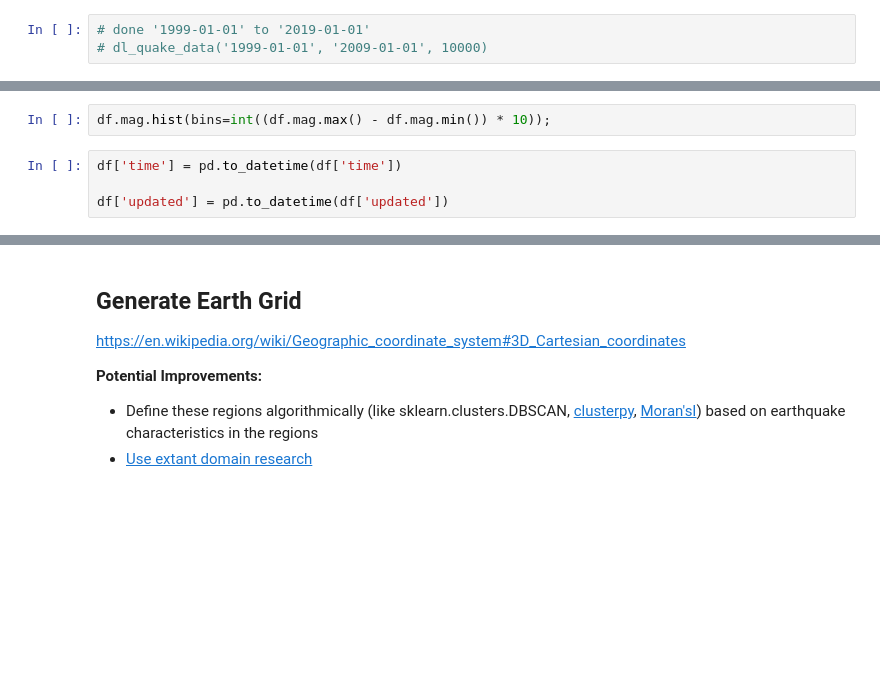
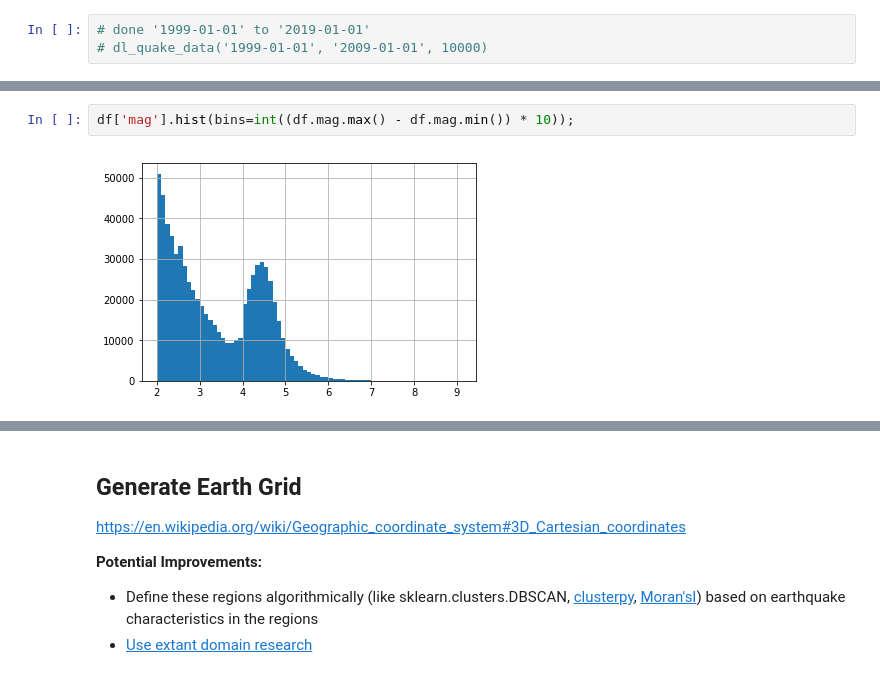
Before and after one commit to labs13-quake-viewer/ds-notebooks, a Jupyter notebook: Chris-Luedtke.ipynb, the cells around one changed output, grey strips where cells are left out. Cells and saved outputs as stored; diff of their text form; blank space fills up the shorter version.

```diff
--- a/Chris-Luedtke.ipynb
+++ b/Chris-Luedtke.ipynb
@@ -302,8 +313,6 @@ df = pd.concat(dfs)
 # %%
-df.mag.hist(bins=int((df.mag.max() - df.mag.min()) * 10));
+df['mag'].hist(bins=int((df.mag.max() - df.mag.min()) * 10));
+# %% [output]
+[figure, added]
-# %%
-df['time'] = pd.to_datetime(df['time'])
-
-df['updated'] = pd.to_datetime(df['updated'])
 # %%
 (df['updated'] - df['time']).dt.days.hist(bins=50);
```
Also changed, not shown: parts of 25 cells of this notebook, 1 other file.
